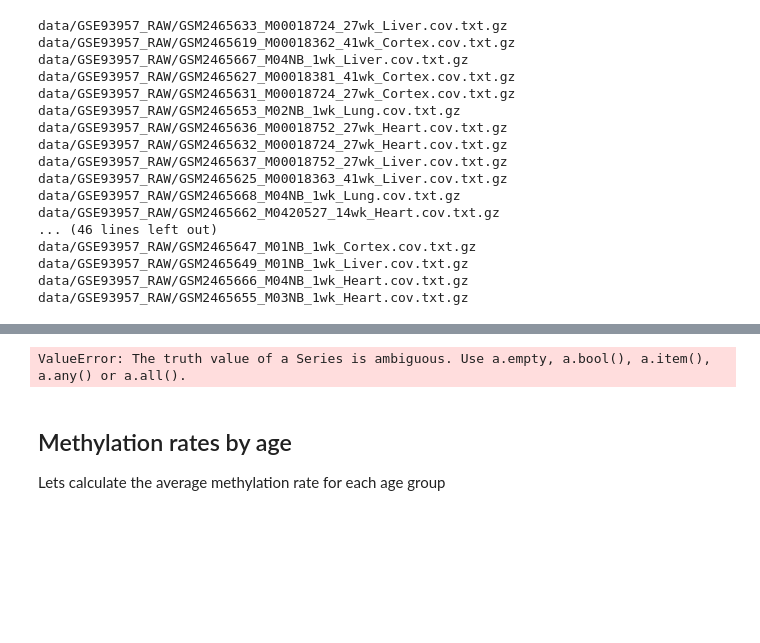
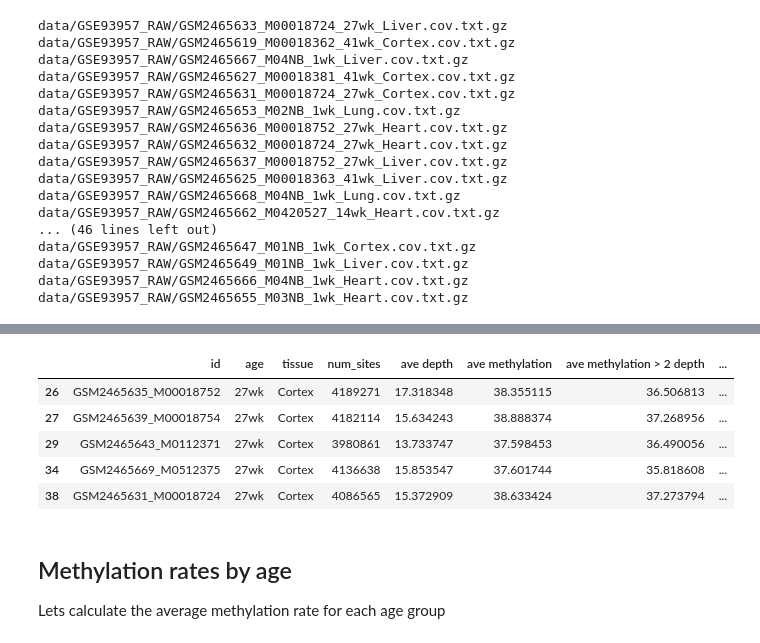
Before and after one commit to hunterDRuebsamen/Bioinformatic_Lab-1, a Jupyter notebook: test.ipynb, the cells around one changed output, grey strips where cells are left out. Drawn from its saved outputs; the diff is of its cells as text; code cells hidden in the pictures; blank space fills up the shorter version.

```diff
--- a/test.ipynb
+++ b/test.ipynb
@@ -130,8 +131,13 @@ df
 | 61 | GSM2465623_M00018363 | 41wk | Cortex | 4078447 | 14.662973 | 37.689944 | 36.139043 | ... |
 # %%
-df[(df['age']=='41wk') & (df['tissue']=='Cortex')]
+df[(df['age']=='27wk') & (df['tissue']=='Cortex')]
 # %% [output]
-ValueError: The truth value of a Series is ambiguous. Use a.empty, a.bool(), a.item(), a.any() or a.all().
+|  | id | age | tissue | num_sites | ave depth | ave methylation | ave methylation > 2 depth | ... |
+| 26 | GSM2465635_M00018752 | 27wk | Cortex | 4189271 | 17.318348 | 38.355115 | 36.506813 | ... |
+| 27 | GSM2465639_M00018754 | 27wk | Cortex | 4182114 | 15.634243 | 38.888374 | 37.268956 | ... |
+| 29 | GSM2465643_M0112371 | 27wk | Cortex | 3980861 | 13.733747 | 37.598453 | 36.490056 | ... |
+| 34 | GSM2465669_M0512375 | 27wk | Cortex | 4136638 | 15.853547 | 37.601744 | 35.818608 | ... |
+| 38 | GSM2465631_M00018724 | 27wk | Cortex | 4086565 | 15.372909 | 38.633424 | 37.273794 | ... |
 # %%
 # Save results
 df.to_csv('result.csv', index=False)
```
Also changed, not shown: parts of 5 cells of this notebook.
